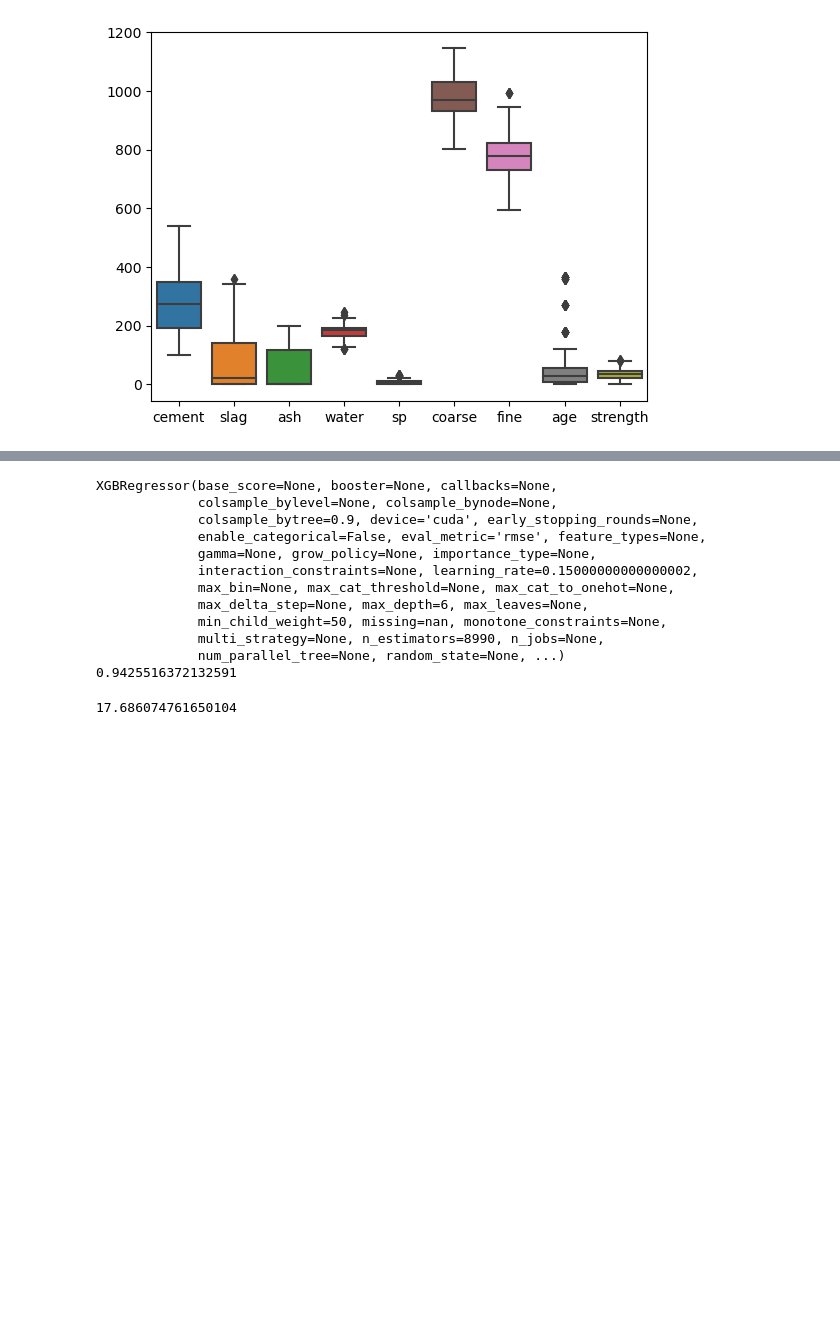
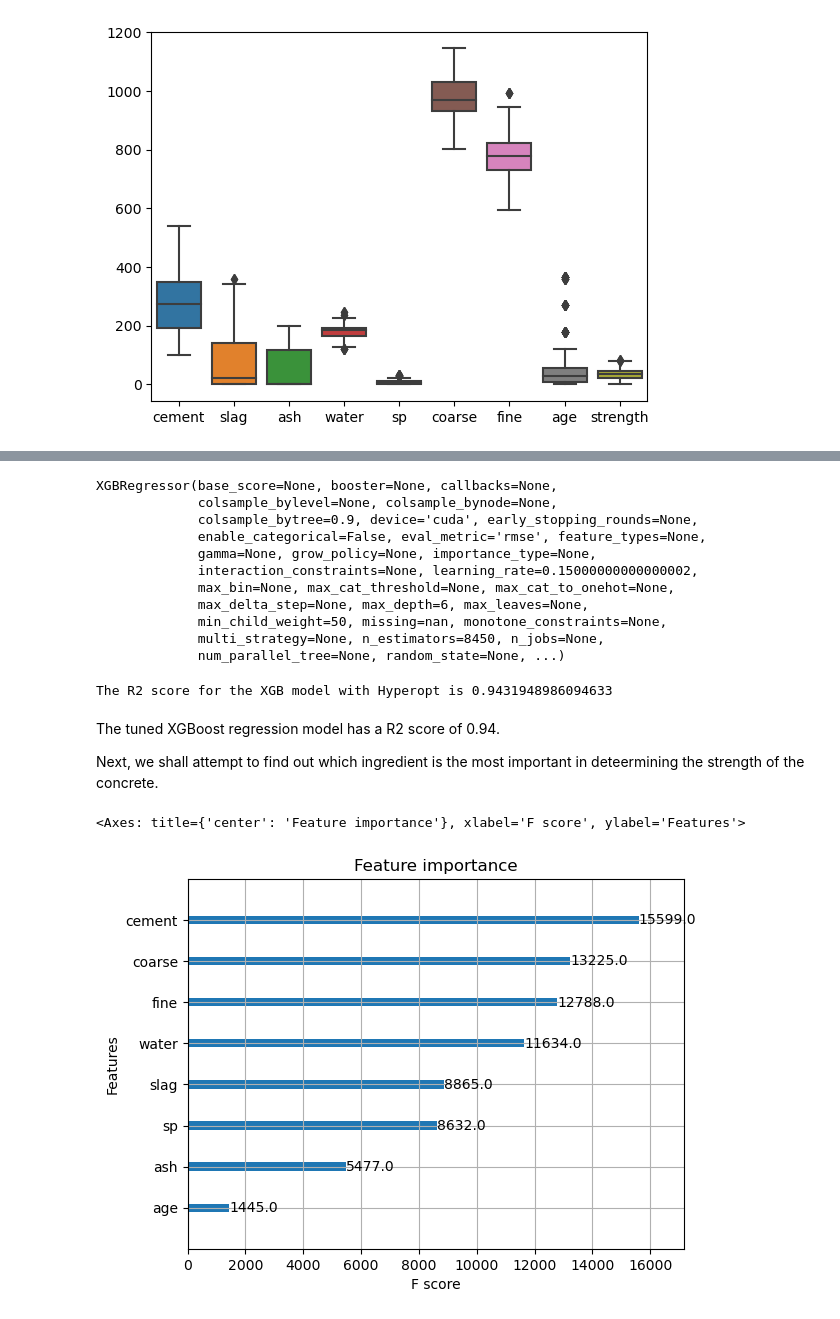
Before and after one commit to lizh1988/portfolio, a Jupyter notebook: Conc strength.ipynb, the cells around one changed output, grey strips where cells are left out. Saved outputs shown, nothing was run; the diff lists cells and outputs as text; code cells hidden in the pictures; blank space fills up the shorter version.

```diff
--- a/Conc strength.ipynb
+++ b/Conc strength.ipynb
@@ -174,19 +218,9 @@ print(space_eval(space, best_params))
 # %%
-#score=sk.model_selection.cross_val_score(reg_grid, x_train, y_train,cv=kfold)
-#score.mean()
-
 optparam=(space_eval(space, best_params))
-#for i in space_eval(space, best_params):
-#    print (k)
 regopt=xgb.XGBRegressor(**optparam)
 print(regopt)
-#print(space)
-#print(**best_params)
 regopt.fit(x_train,y_train)
 ypred=regopt.predict(x_test)
-mse=sk.metrics.mean_squared_error(y_test,ypred)
-r2=sk.metrics.r2_score(y_test,ypred)
-print(r2)
 # %% [output]
 XGBRegressor(base_score=None, booster=None, callbacks=None,
              colsample_bylevel=None, colsample_bynode=None,
@@ -197,10 +231,19 @@ XGBRegressor(base_score=None, booster=None, callbacks=None,
              max_bin=None, max_cat_threshold=None, max_cat_to_onehot=None,
              max_delta_step=None, max_depth=6, max_leaves=None,
              min_child_weight=50, missing=nan, monotone_constraints=None,
-             multi_strategy=None, n_estimators=8990, n_jobs=None,
+             multi_strategy=None, n_estimators=8450, n_jobs=None,
              num_parallel_tree=None, random_state=None, ...)
-0.9425516372132591
-# %%
-mse
-# %% [output]
-17.686074761650104
+# %%
+r2=sk.metrics.r2_score(y_test,ypred)
+print('The R2 score for the XGB model with Hyperopt is',r2)
+# %% [output]
+The R2 score for the XGB model with Hyperopt is 0.9431948986094633
+# %% [markdown]
+The tuned XGBoost regression model has a R2 score of 0.94.
+
+Next, we shall attempt to find out which ingredient is the most important in deteermining the strength of the concrete.
+# %%
+xgb.plot_importance(regopt)
+# %% [output]
+<Axes: title={'center': 'Feature importance'}, xlabel='F score', ylabel='Features'>
+[figure, added]
```
Also changed, not shown: parts of 25 cells of this notebook.
